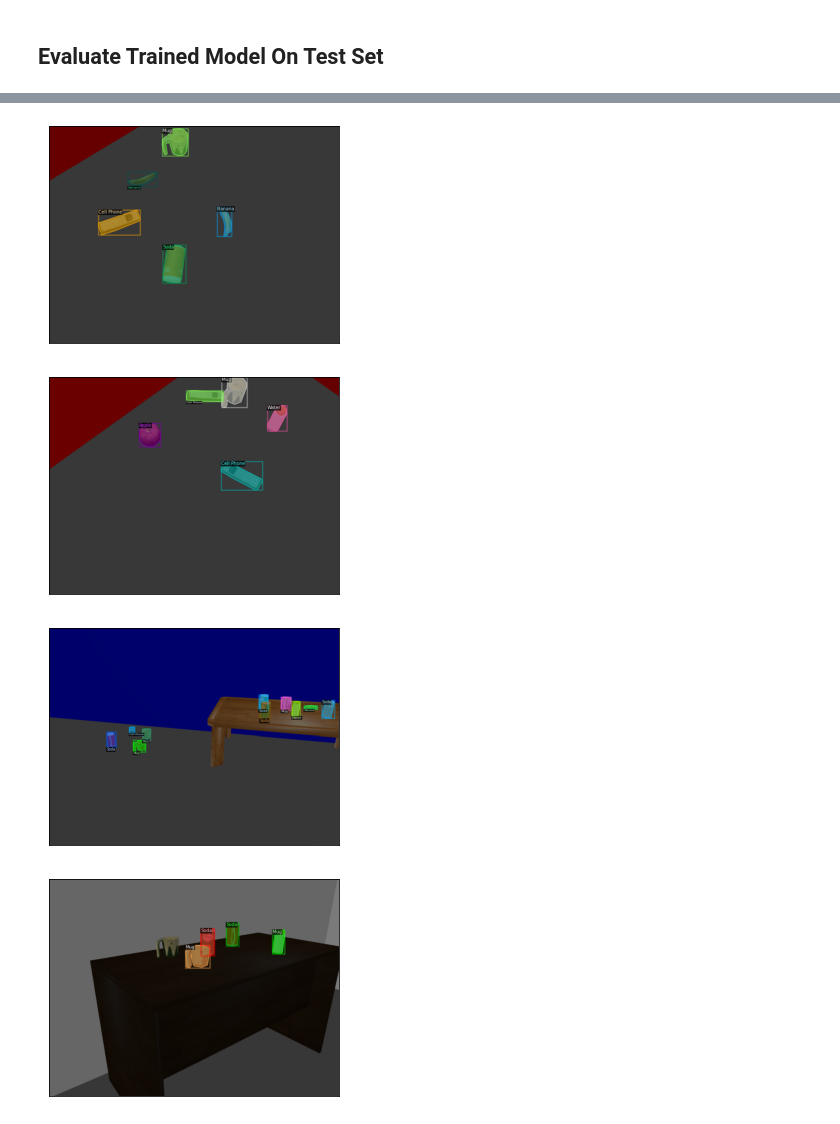
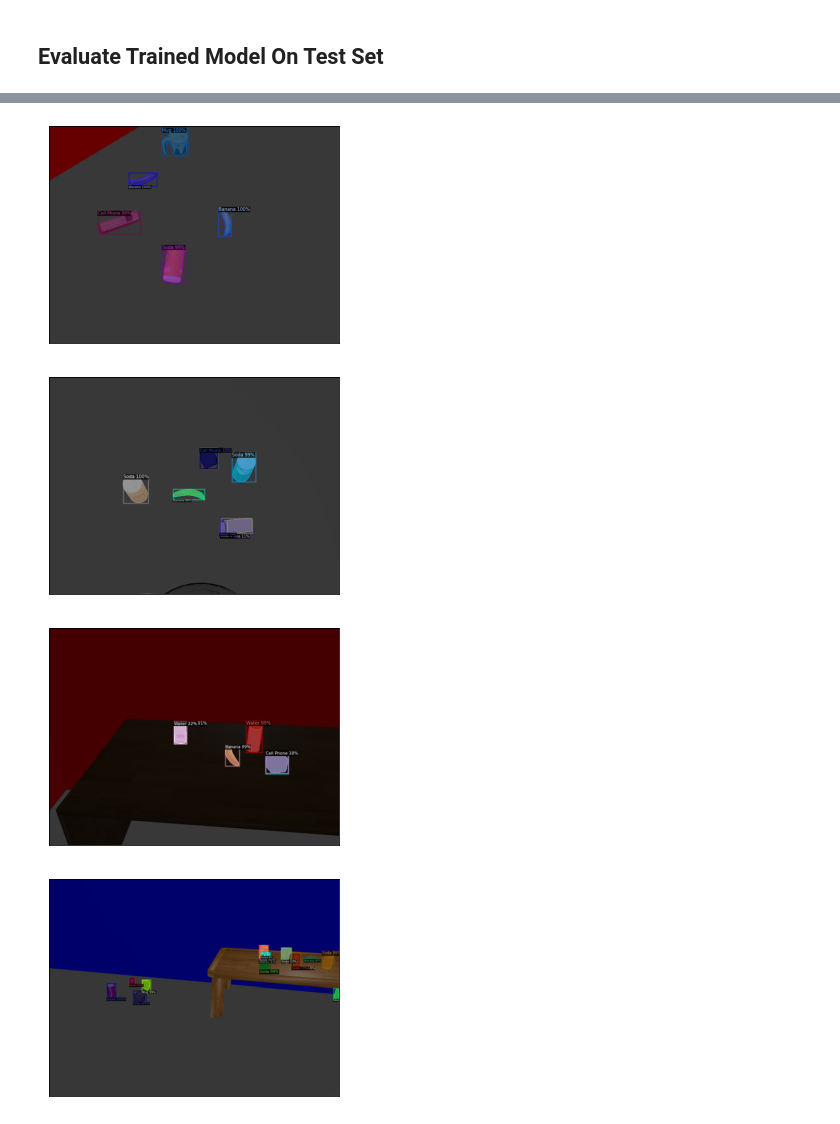
Before and after one commit to sea-bass/detectron2-tutorial, a Jupyter notebook: detectron2_tutorial.ipynb, the cells around one changed output, grey strips where cells are left out. Drawn from its saved outputs; the diff is of its cells as text; code cells hidden in the pictures.

Commit message:
Add hack to reduce printing frequency. Fix test set inference section

```diff
--- a/detectron2_tutorial.ipynb
+++ b/detectron2_tutorial.ipynb
@@ -229,16 +238,24 @@ OrderedDict([('bbox',
 # %%
-# Show some qualitative results on test set images
+del(trainer) # To free up memory just in case
+
+# Create a predictor using the trained model
+from detectron2.engine import DefaultPredictor
+predictor = DefaultPredictor(cfg)
+
+# Show some qualitative results by predicting on test set images
 NUM_TEST_SAMPLES = 5
 samples = random.sample(test_dict, NUM_TEST_SAMPLES)
 for i, sample in enumerate(samples):
     img = cv2.imread(sample["file_name"])
+    outputs = predictor(img)
     visualizer = Visualizer(img, metadata=test_metadata)
-    visualizer = visualizer.draw_dataset_dict(sample)
+    visualizer = visualizer.draw_instance_predictions(
+        outputs["instances"].to("cpu"))
     display_img = visualizer.get_image()[:, :, ::-1]
     plt.figure(i), plt.xticks([]), plt.yticks([])
     plt.imshow(display_img)
 # %% [output]
-[figure, old version]
+[figure, new version]
-[figure, old version]
+[figure, new version]
-[figure, old version]
+[figure, new version]
-[figure, old version]
+[figure, new version]
```
Also changed, not shown: parts of 4 cells of this notebook.
